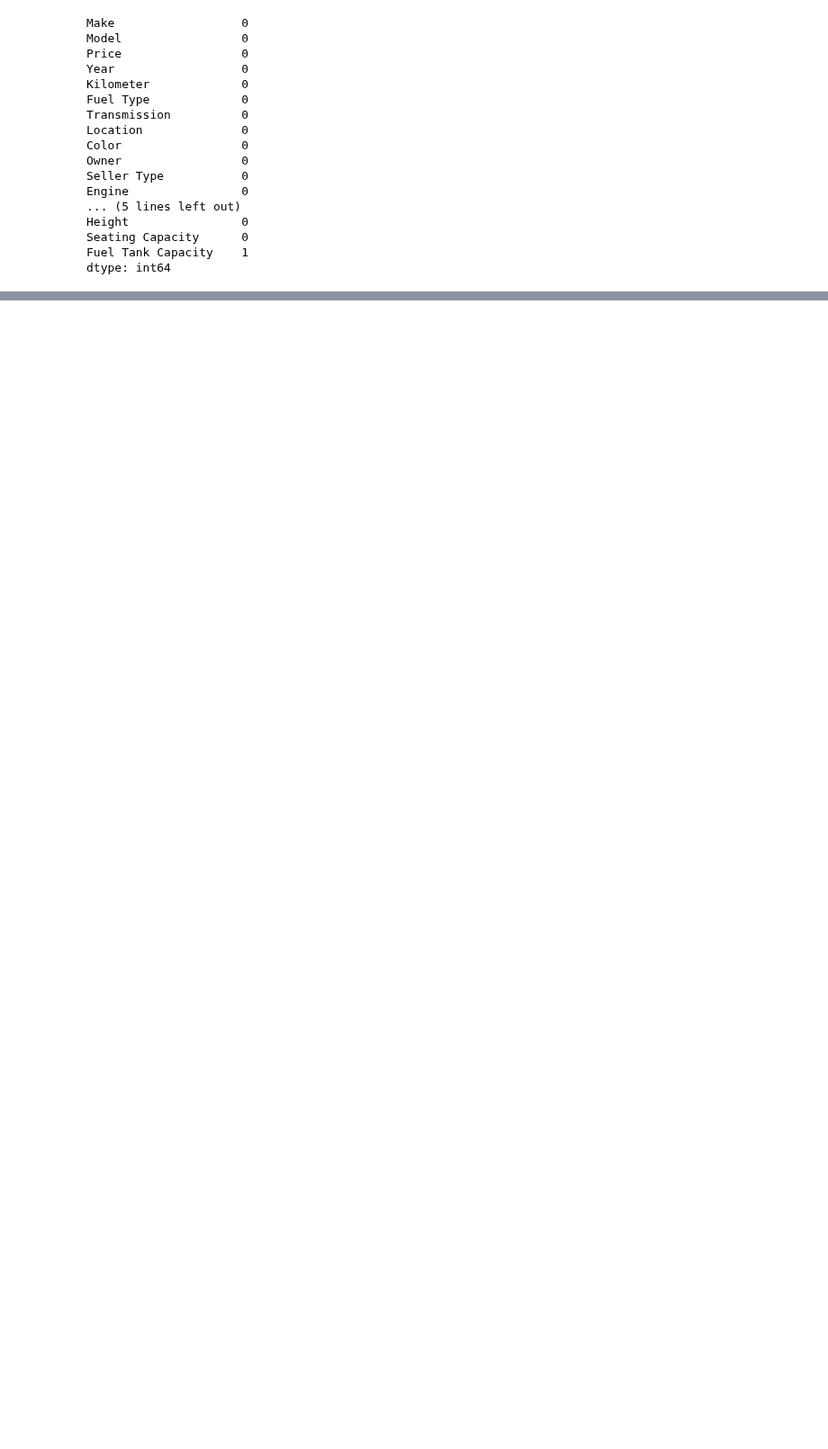
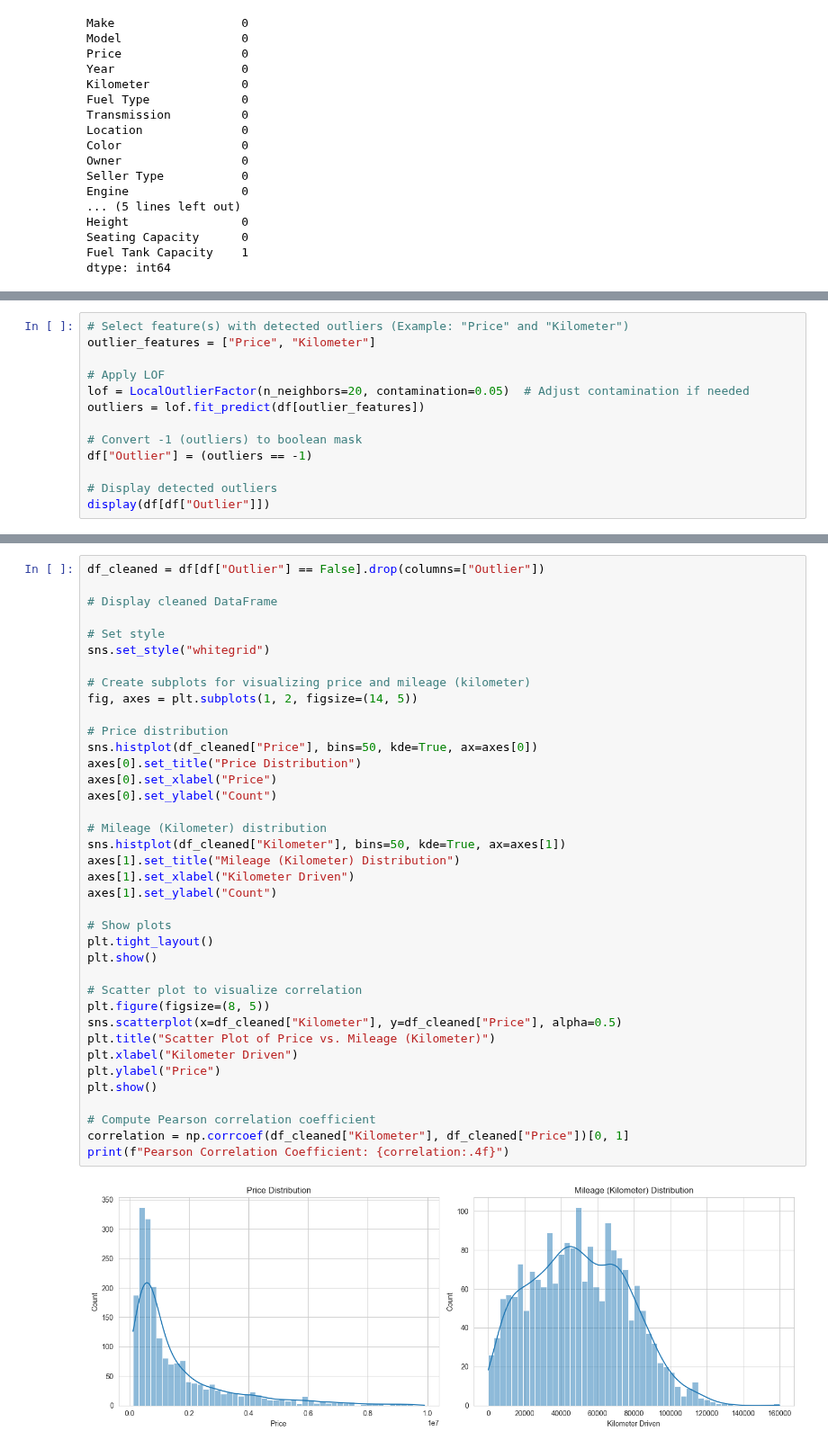
Before and after one commit to royruik/CSI4142_Assignments, a Jupyter notebook: A3/A3_Jupyter_Analysis_dataset1.ipynb, the cells around one changed output, grey strips where cells are left out. Shown at 90% size. Drawn from its saved outputs; the diff is of its cells as text; blank space fills up the shorter version.

```diff
--- a/A3/A3_Jupyter_Analysis_dataset1.ipynb
+++ b/A3/A3_Jupyter_Analysis_dataset1.ipynb
@@ -146,0 +208,13 @@ dtype: int64
+# %%
+# Select feature(s) with detected outliers (Example: "Price" and "Kilometer")
+outlier_features = ["Price", "Kilometer"]
+
+# Apply LOF
+lof = LocalOutlierFactor(n_neighbors=20, contamination=0.05)  # Adjust contamination if needed
+outliers = lof.fit_predict(df[outlier_features])
+
+# Convert -1 (outliers) to boolean mask
+df["Outlier"] = (outliers == -1)
+
+# Display detected outliers
+display(df[df["Outlier"]])
@@ -146,0 +237,40 @@ dtype: int64
+# %%
+df_cleaned = df[df["Outlier"] == False].drop(columns=["Outlier"])
+
+# Display cleaned DataFrame
+
+# Set style
+sns.set_style("whitegrid")
+
+# Create subplots for visualizing price and mileage (kilometer)
+fig, axes = plt.subplots(1, 2, figsize=(14, 5))
+
+# Price distribution
+sns.histplot(df_cleaned["Price"], bins=50, kde=True, ax=axes[0])
+axes[0].set_title("Price Distribution")
+axes[0].set_xlabel("Price")
+axes[0].set_ylabel("Count")
+
+# Mileage (Kilometer) distribution
+sns.histplot(df_cleaned["Kilometer"], bins=50, kde=True, ax=axes[1])
+axes[1].set_title("Mileage (Kilometer) Distribution")
+axes[1].set_xlabel("Kilometer Driven")
+axes[1].set_ylabel("Count")
+
+# Show plots
+plt.tight_layout()
+plt.show()
+
+# Scatter plot to visualize correlation
+plt.figure(figsize=(8, 5))
+sns.scatterplot(x=df_cleaned["Kilometer"], y=df_cleaned["Price"], alpha=0.5)
+plt.title("Scatter Plot of Price vs. Mileage (Kilometer)")
+plt.xlabel("Kilometer Driven")
+plt.ylabel("Price")
+plt.show()
+
+# Compute Pearson correlation coefficient
+correlation = np.corrcoef(df_cleaned["Kilometer"], df_cleaned["Price"])[0, 1]
+print(f"Pearson Correlation Coefficient: {correlation:.4f}")
+# %% [output]
+[figure, added]
```
Also changed, not shown: parts of 18 cells of this notebook.
